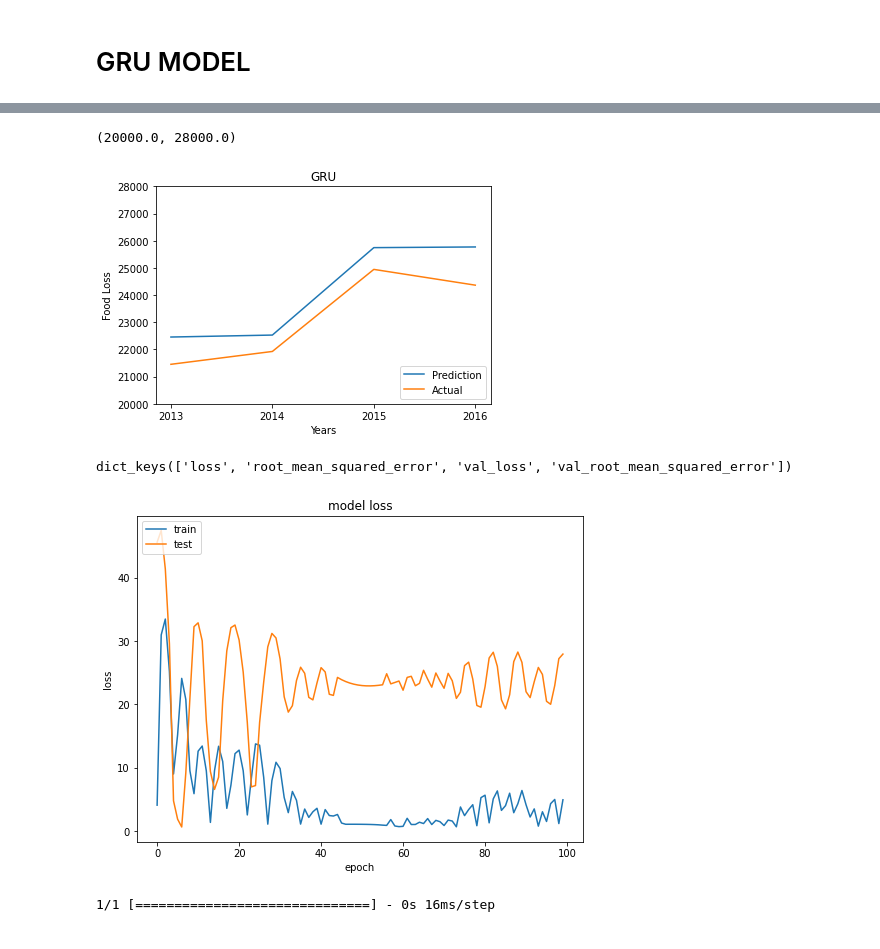
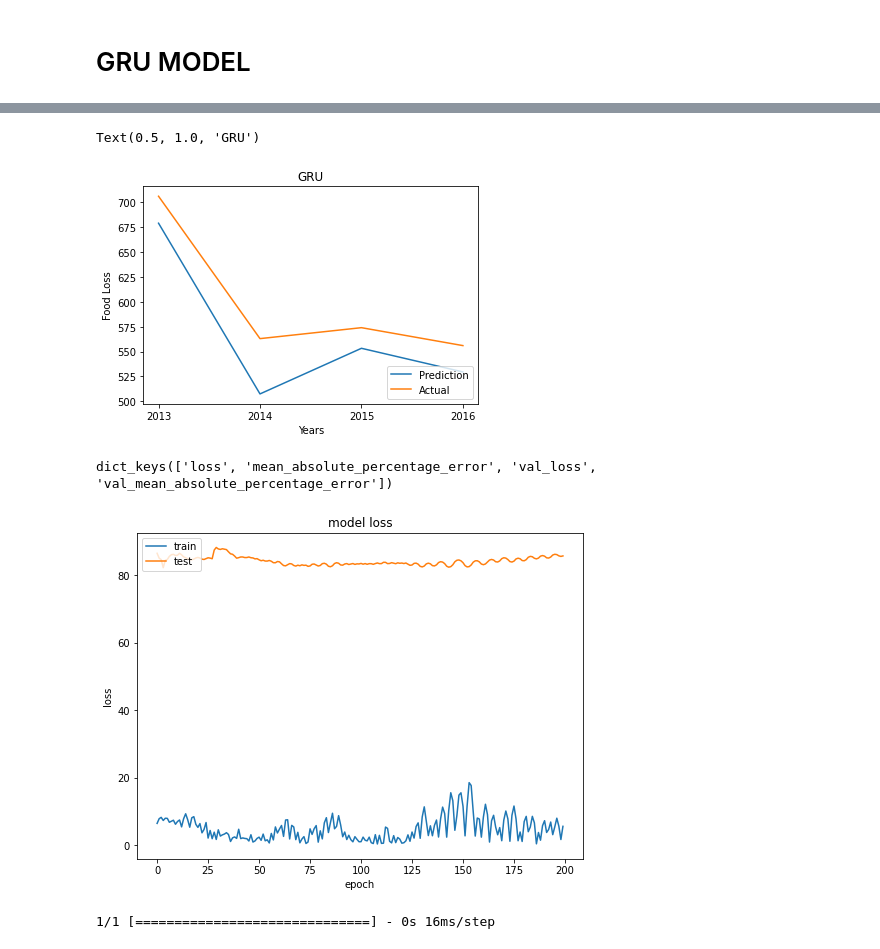
Before and after one commit to murathansygl/Food-Supply-Chain, a Jupyter notebook: module_1.ipynb, the cells around one changed output, grey strips where cells are left out. Drawn from its saved outputs; the diff is of its cells as text; code cells hidden in the pictures.

```diff
--- a/module_1.ipynb
+++ b/module_1.ipynb
@@ -187,0 +186,3 @@ Root Mean Square Error:
+# %%
+losses,mse_mean,rmse_mean,mape_mean=by_average(data)
+mse_mean,rmse_mean,mape_mean
@@ -294,16 +291,19 @@ for i in range(X_test1.shape[1]):
 # %% [markdown]
 # LSTM MODEL
 # %%
-model1 = Sequential()
-model1.add(InputLayer((3, 1)))
-model1.add(LSTM(64))
-model1.add(Dense(8, 'relu'))
-model1.add(Dense(1, 'linear'))
+def by_lstm(X_train1, y_train1,X_val1,y_val1):
+    model1 = Sequential()
+    model1.add(InputLayer((3, 1)))
+    model1.add(LSTM(32))
+    model1.add(Dense(8, 'relu'))
+    model1.add(Dense(1, 'linear'))
 
-# model1.summary()
+    # model1.summary()
 
-cp1 = ModelCheckpoint('model1/', save_best_only=True)
-model1.compile(loss=MeanSquaredError(), optimizer=Adam(learning_rate=10), metrics=[RootMeanSquaredError()])
+    cp1 = ModelCheckpoint('model1/', save_best_only=True)
+    model1.compile(loss=MeanSquaredError(), optimizer=Adam(learning_rate=10), metrics=[MeanAbsolutePercentageError()])
 
-model1.fit(X_train1, y_train1, validation_data=(X_val1, y_val1), epochs=20, callbacks=[cp1])
+    model1.fit(X_train1, y_train1, validation_data=(X_val1, y_val1), epochs=200, callbacks=[cp1])
+    return model1
+model1=by_lstm(X_train1, y_train1, X_val1,y_val1)
 # %% [output]
@@ -394,5 +399,5 @@ model3.add(Dense(1, 'linear'))
 model3.summary()
 
 cp3 = ModelCheckpoint('model3/', save_best_only=True)
-model3.compile(loss=MeanAbsolutePercentageError(), optimizer=Adam(learning_rate=0.1), metrics=[RootMeanSquaredError()])
+model3.compile(loss=MeanAbsolutePercentageError(), optimizer=Adam(learning_rate=0.1), metrics=[MeanAbsolutePercentageError()])
 # %% [output]
@@ -414,6 +419,6 @@ Trainable params: 18,715
 Non-trainable params: 0
 _________________________________________________________________
 # %%
-model3.fit(X_train1, y_train1, validation_data=(X_val1, y_val1), epochs=200, callbacks=[cp3])
+history=model3.fit(X_train1, y_train1, validation_data=(X_val1, y_val1), epochs=200, callbacks=[cp3])
 # %% [output]
 Epoch 1/200
@@ -449,30 +456,30 @@ plt.plot(train_results3['Train Predictions'])
 plt.plot(train_results3['Actuals'])
 
 plt.legend(['Prediction', 'Actual'], loc='lower right')
-plt.ylim(20000,30000)
+# plt.ylim(20000,,30000)
 pyplot.xlabel("Years")
 pyplot.ylabel("Food Loss")
 plt.title("GRU")
-plt.ylim(20000,28000)
+# plt.ylim(20000,28000)
 # %% [output]
-(20000.0, 28000.0)
+Text(0.5, 1.0, 'GRU')
-[figure, old version]
+[figure, new version]
 # %%
-history = model3.fit(X_train1, y_train1, validation_data=(X_val1, y_val1), epochs=100, verbose=0)
+# history = model3.fit(X_train1, y_train1, validation_data=(X_val1, y_val1), epochs=100, verbose=0)
 print(history.history.keys())
 
 
 figure(figsize=(8, 6))
-plt.plot(history.history['loss'])
-plt.plot(history.history['val_loss'])
+plt.plot(history.history['mean_absolute_percentage_error'])
+plt.plot(history.history['val_mean_absolute_percentage_error'])
 plt.title('model loss')
 plt.ylabel('loss')
 plt.xlabel('epoch')
 plt.legend(['train', 'test'], loc='upper left')
 plt.show()
 # %% [output]
-dict_keys(['loss', 'root_mean_squared_error', 'val_loss', 'val_root_mean_squared_error'])
+dict_keys(['loss', 'mean_absolute_percentage_error', 'val_loss', 'val_mean_absolute_percentage_error'])
-[figure, old version]
+[figure, new version]
 # %%
 val_predictions3 = model3.predict(X_val1).flatten()
 val_results3 = pd.DataFrame(data={'Val Predictions':val_predictions3, 'Actuals':y_val1})
```
Also changed, not shown: parts of 27 cells of this notebook, 4 other files.
